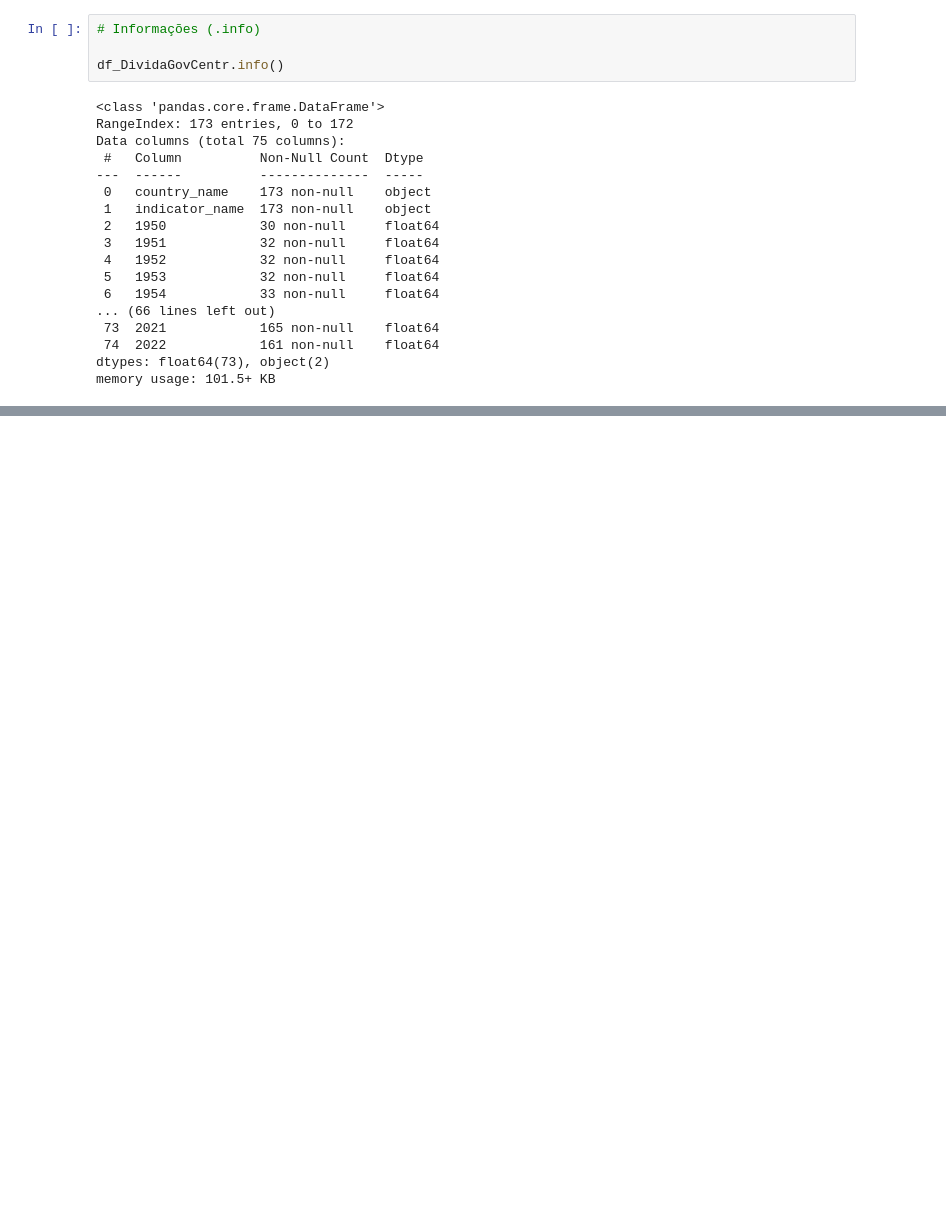
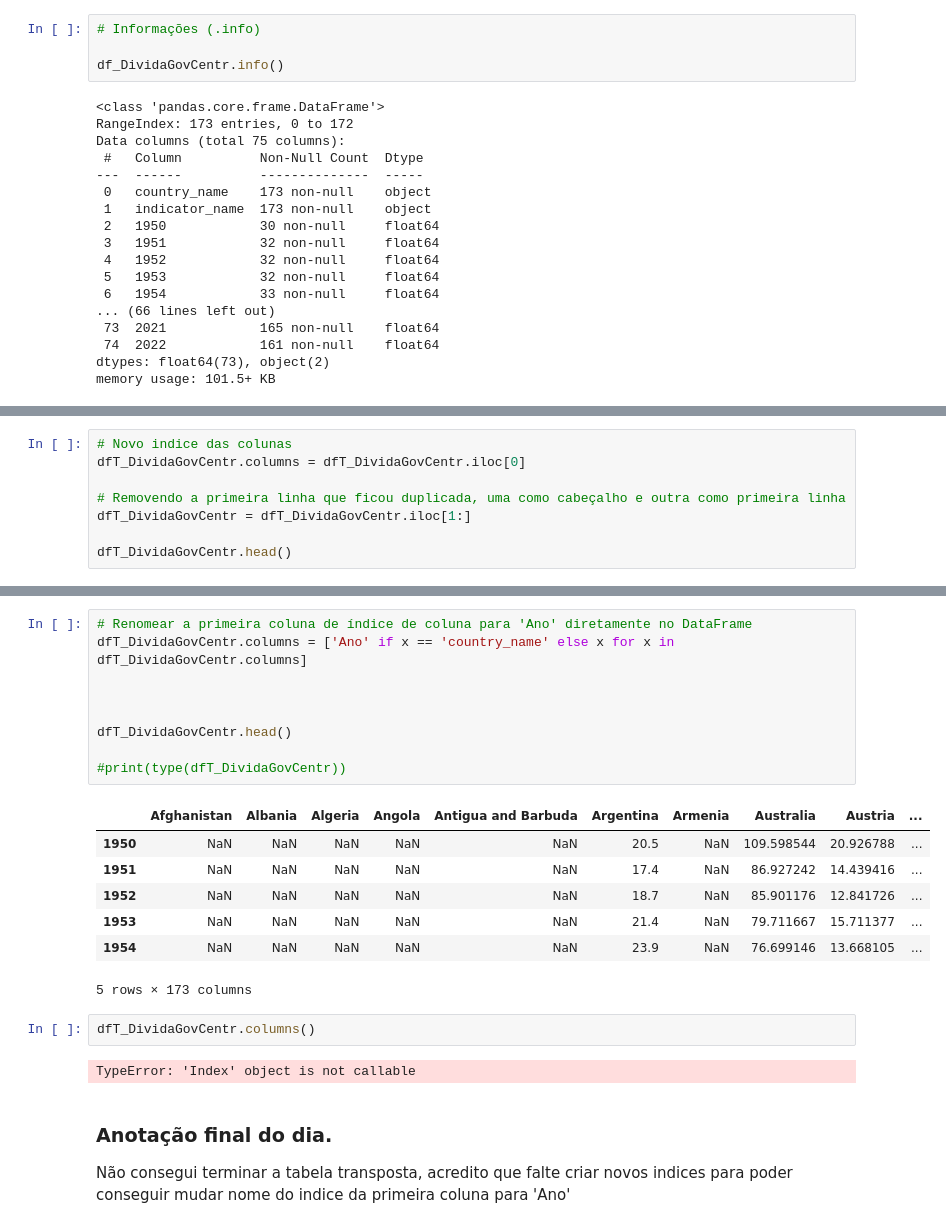
Before and after one commit to caiomiazzi/Global_Debt_Dataset, a Jupyter notebook: explorando_central_government_debts.ipynb, the cells around one changed output, grey strips where cells are left out. Drawn from its saved outputs; the diff is of its cells as text; blank space fills up the shorter version.

Commit message:
Subindo mais uma parte do trabamento da primeira tabela

```diff
--- a/explorando_central_government_debts.ipynb
+++ b/explorando_central_government_debts.ipynb
@@ -93,0 +185,8 @@ df_DividaGovCentr.isnull()
+# %%
+# Novo indice das colunas
+dfT_DividaGovCentr.columns = dfT_DividaGovCentr.iloc[0]
+
+# Removendo a primeira linha que ficou duplicada, uma como cabeçalho e outra como primeira linha
+dfT_DividaGovCentr = dfT_DividaGovCentr.iloc[1:]
+
+dfT_DividaGovCentr.head()
@@ -93,0 +201,25 @@ df_DividaGovCentr.isnull()
+# %%
+# Renomear a primeira coluna de índice de coluna para 'Ano' diretamente no DataFrame
+dfT_DividaGovCentr.columns = ['Ano' if x == 'country_name' else x for x in dfT_DividaGovCentr.columns]
+
+
+
+dfT_DividaGovCentr.head()
+
+#print(type(dfT_DividaGovCentr))
+# %% [output]
+|  | Afghanistan | Albania | Algeria | Angola | Antigua and Barbuda | Argentina | Armenia | Australia | Austria | ... |
+| 1950 | NaN | NaN | NaN | NaN | NaN | 20.5 | NaN | 109.598544 | 20.926788 | ... |
+| 1951 | NaN | NaN | NaN | NaN | NaN | 17.4 | NaN | 86.927242 | 14.439416 | ... |
+| 1952 | NaN | NaN | NaN | NaN | NaN | 18.7 | NaN | 85.901176 | 12.841726 | ... |
+| 1953 | NaN | NaN | NaN | NaN | NaN | 21.4 | NaN | 79.711667 | 15.711377 | ... |
+| 1954 | NaN | NaN | NaN | NaN | NaN | 23.9 | NaN | 76.699146 | 13.668105 | ... |
+5 rows × 173 columns
+# %%
+dfT_DividaGovCentr.columns()
+# %% [output]
+TypeError: 'Index' object is not callable
+# %% [markdown]
+### Anotação final do dia.
+
+Não consegui terminar a tabela transposta, acredito que falte criar novos indices para poder conseguir mudar nome do indice da primeira coluna para 'Ano'
```
Also changed, not shown: parts of 12 cells of this notebook.
